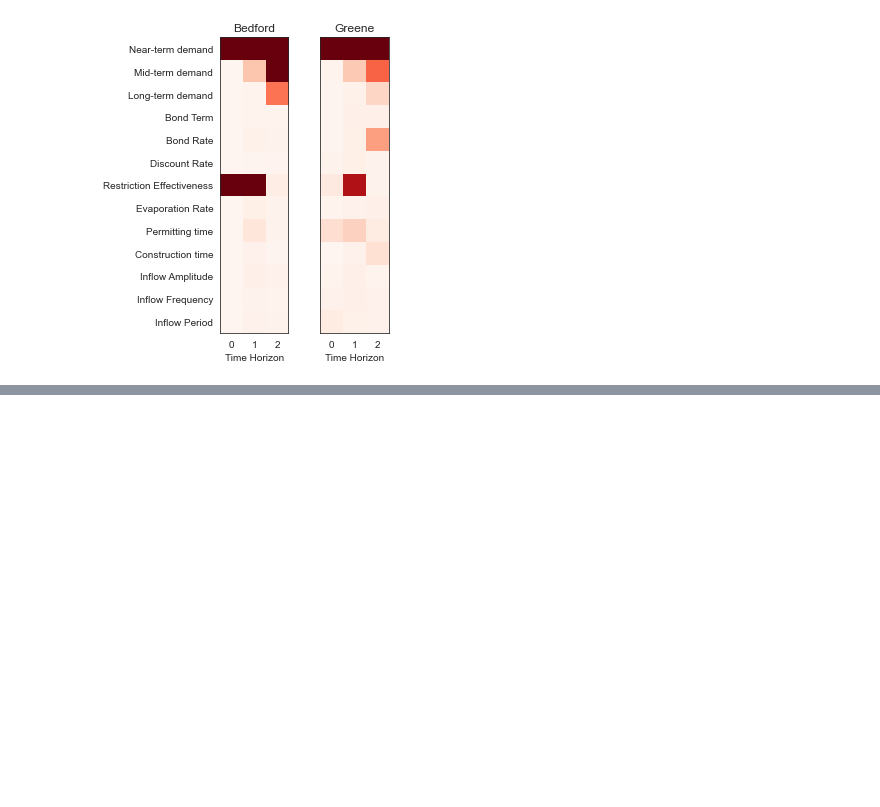
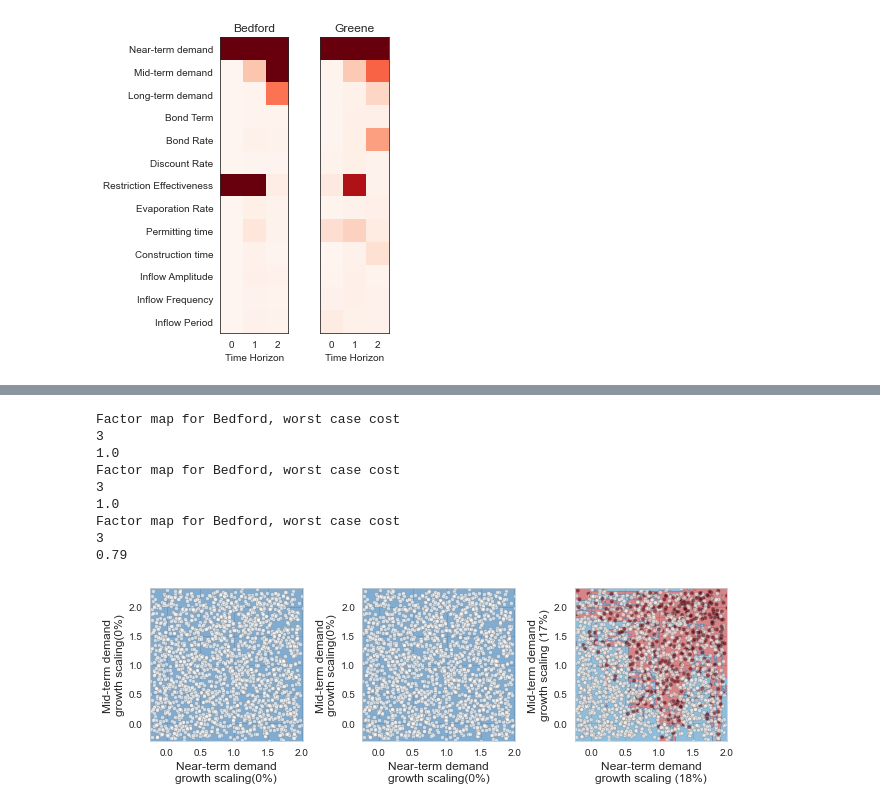
Before and after one commit to davidfgold/BedfordGreenePathways, a Jupyter notebook: Bedford_Greene_SD_tutorial.ipynb, the cells around one changed output, grey strips where cells are left out. Drawn from its saved outputs; the diff is of its cells as text; code cells hidden in the pictures; blank space fills up the shorter version.

```diff
--- a/Bedford_Greene_SD_tutorial.ipynb
+++ b/Bedford_Greene_SD_tutorial.ipynb
@@ -237,0 +244,29 @@ plt.savefig('Factor_prioritization.png', dpi=300)
+# %%
+# specify the utility ("Bedford" or "Greene")
+utility = "Bedford"
+
+# specify which performance objectives to investigate (note that not all performance objectives have failures, which may result in a blank factor map)
+# set this to one of the following: "Reliability", "Restriction Frequency", "Peak Financial Cost", "Worst Case Cost" or "Unit Cost"
+objective = "WCC"
+
+# select uncertainties from the following list: 'D1', 'D2', 'D3', 'BT', 'BM', 'DR', 'RE', 'EV', 'PM', 'CT', 'IA', 'IF', 'IP'
+uncertainty_1= "D1"
+uncertainty_2 = "D2"
+
+# The code below will plot factor maps over the three planning horizons for the information above
+fig, axes = plt.subplots(nrows=1, ncols=3, figsize=(9,3))
+open_exploration(utility, objective, 'Short_term', uncertainty_1, uncertainty_2, axes[0])
+open_exploration(utility, objective, 'Mid_term', uncertainty_1, uncertainty_2, axes[1])
+open_exploration(utility, objective, 'Long_term', uncertainty_1, uncertainty_2, axes[2])
+plt.tight_layout()
+# %% [output]
+Factor map for Bedford, worst case cost
+3
+1.0
+Factor map for Bedford, worst case cost
+3
+1.0
+Factor map for Bedford, worst case cost
+3
+0.79
+[figure, added]
```
Also changed, not shown: parts of 14 cells of this notebook, 2 other files.
